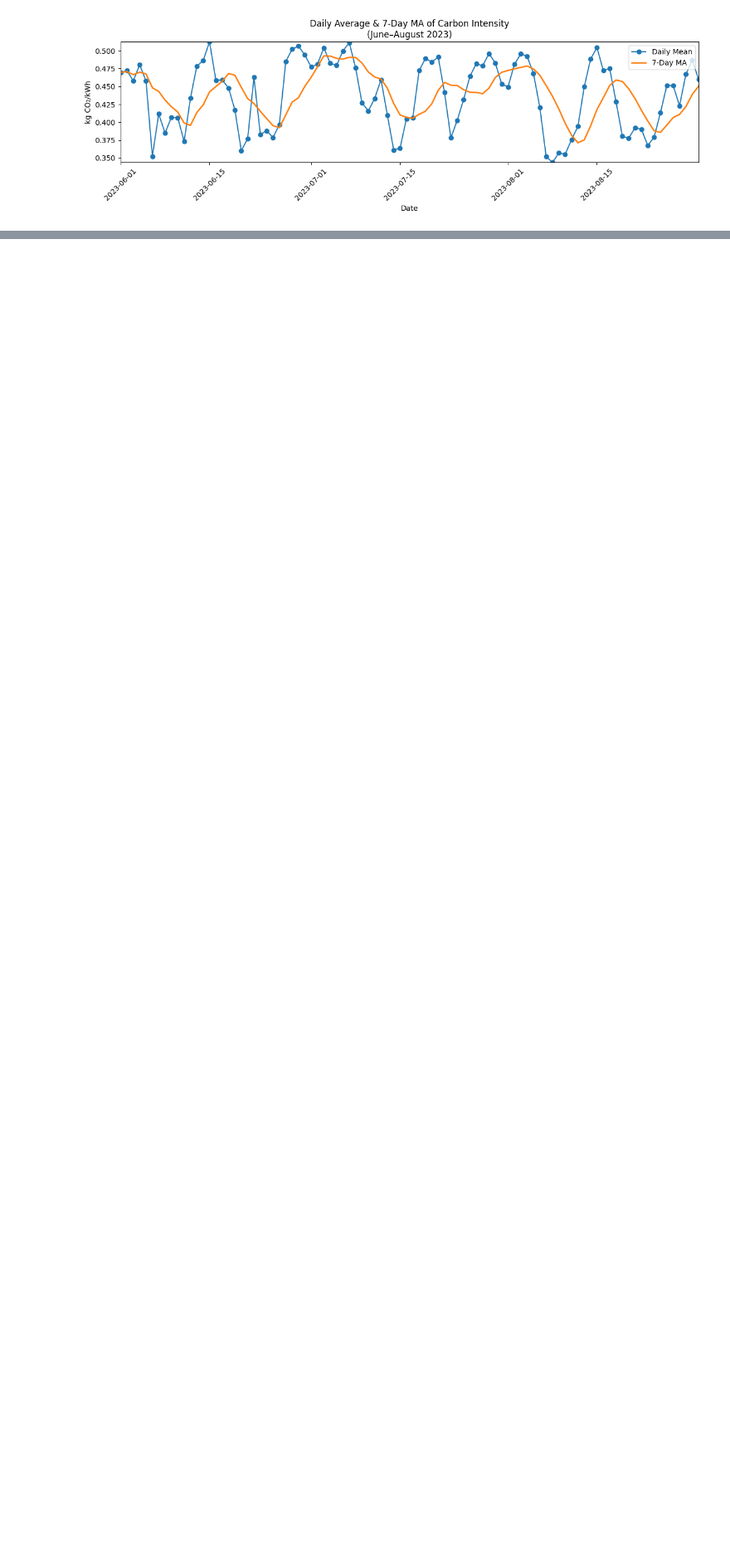
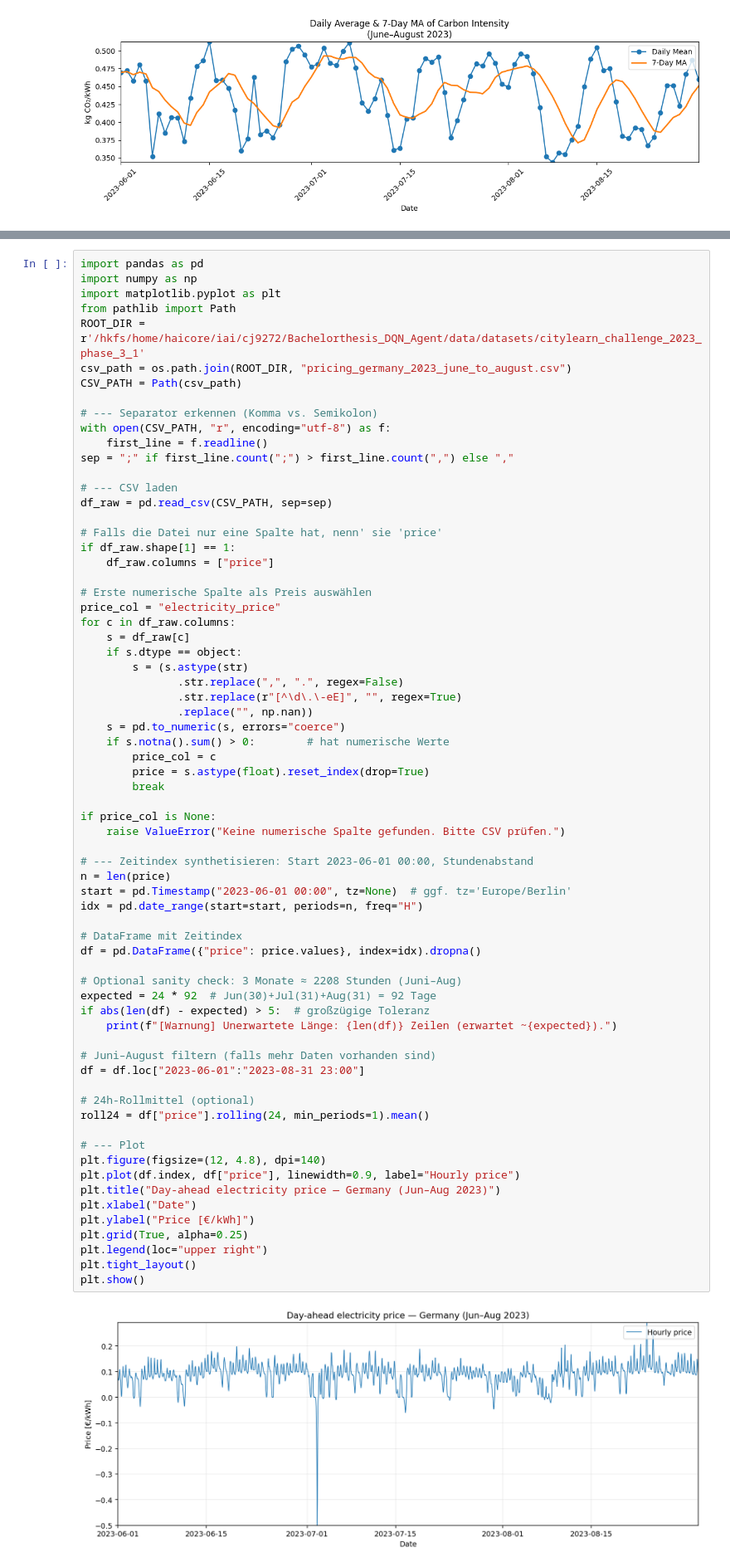
Before and after one commit to EacyCoding/ExplainableRLBatteryControl, a Jupyter notebook: examples/data_visualization.ipynb, the cells around one changed output, grey strips where cells are left out. Shown at 83% size. Saved outputs shown, nothing was run; the diff lists cells and outputs as text; blank space fills up the shorter version.

```diff
--- a/examples/data_visualization.ipynb
+++ b/examples/data_visualization.ipynb
@@ -547,3 +631,73 @@ Other Influence Factors
 - **Total Demand level:** When overall system demand is high, the grid uses higher-emitting power plant, which raises carbon intensity
 - **Other renewable energy sources:** wind, hydro and other sources replace fossil generation. More renewable percentage leads to lower carbon intensity
 - **Time Of Day:** peak hours lead to higher carbon intensity due to fossil generation being used to satisfy demand
+# %%
+import pandas as pd
+import numpy as np
+import matplotlib.pyplot as plt
+from pathlib import Path
+ROOT_DIR = r'/hkfs/home/haicore/iai/cj9272/Bachelorthesis_DQN_Agent/data/datasets/citylearn_challenge_2023_phase_3_1'
+csv_path = os.path.join(ROOT_DIR, "pricing_germany_2023_june_to_august.csv")
+CSV_PATH = Path(csv_path)
+
+# --- Separator erkennen (Komma vs. Semikolon)
+with open(CSV_PATH, "r", encoding="utf-8") as f:
+    first_line = f.readline()
+sep = ";" if first_line.count(";") > first_line.count(",") else ","
+
+# --- CSV laden
+df_raw = pd.read_csv(CSV_PATH, sep=sep)
+
+# Falls die Datei nur eine Spalte hat, nenn' sie 'price'
+if df_raw.shape[1] == 1:
+    df_raw.columns = ["price"]
+
+# Erste numerische Spalte als Preis auswählen
+price_col = "electricity_price"
+for c in df_raw.columns:
+    s = df_raw[c]
+    if s.dtype == object:
+        s = (s.astype(str)
+               .str.replace(",", ".", regex=False)
+               .str.replace(r"[^\d\.\-eE]", "", regex=True)
+               .replace("", np.nan))
+    s = pd.to_numeric(s, errors="coerce")
+    if s.notna().sum() > 0:        # hat numerische Werte
+        price_col = c
+        price = s.astype(float).reset_index(drop=True)
+        break
+
+if price_col is None:
+    raise ValueError("Keine numerische Spalte gefunden. Bitte CSV prüfen.")
+
+# --- Zeitindex synthetisieren: Start 2023-06-01 00:00, Stundenabstand
+n = len(price)
+start = pd.Timestamp("2023-06-01 00:00", tz=None)  # ggf. tz='Europe/Berlin'
+idx = pd.date_range(start=start, periods=n, freq="H")
+
+# DataFrame mit Zeitindex
+df = pd.DataFrame({"price": price.values}, index=idx).dropna()
+
+# Optional sanity check: 3 Monate ≈ 2208 Stunden (Juni–Aug)
+expected = 24 * 92  # Jun(30)+Jul(31)+Aug(31) = 92 Tage
+if abs(len(df) - expected) > 5:  # großzügige Toleranz
+    print(f"[Warnung] Unerwartete Länge: {len(df)} Zeilen (erwartet ~{expected}).")
+
+# Juni–August filtern (falls mehr Daten vorhanden sind)
+df = df.loc["2023-06-01":"2023-08-31 23:00"]
+
+# 24h-Rollmittel (optional)
+roll24 = df["price"].rolling(24, min_periods=1).mean()
+
+# --- Plot
+plt.figure(figsize=(12, 4.8), dpi=140)
+plt.plot(df.index, df["price"], linewidth=0.9, label="Hourly price")
+plt.title("Day-ahead electricity price — Germany (Jun–Aug 2023)")
+plt.xlabel("Date")
+plt.ylabel("Price [€/kWh]")
+plt.grid(True, alpha=0.25)
+plt.legend(loc="upper right")
+plt.tight_layout()
+plt.show()
+# %% [output]
+[figure, added]
```
Also changed, not shown: parts of 8 cells of this notebook, 27 other files.
